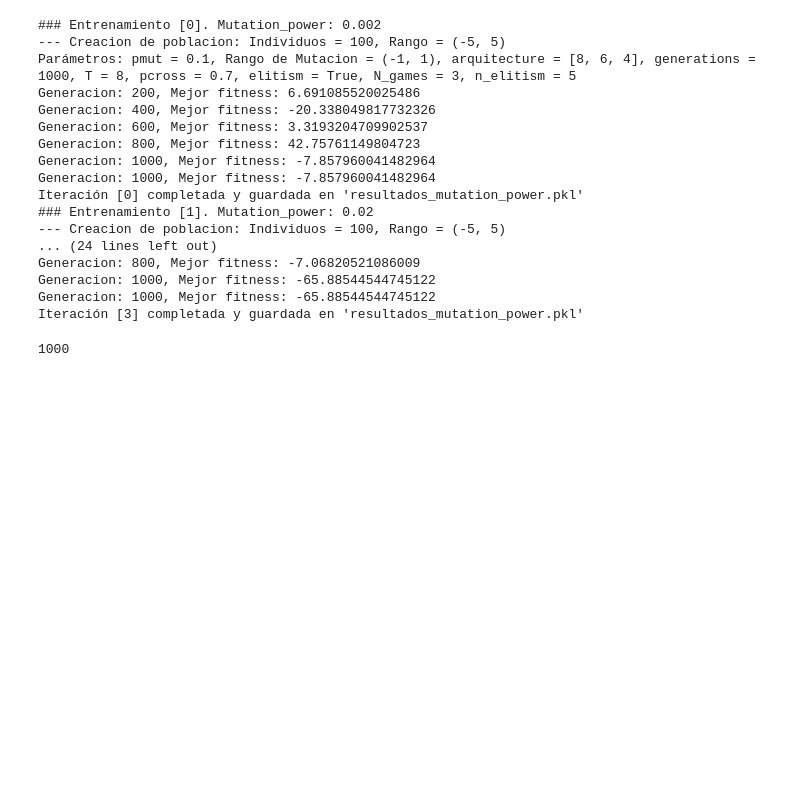
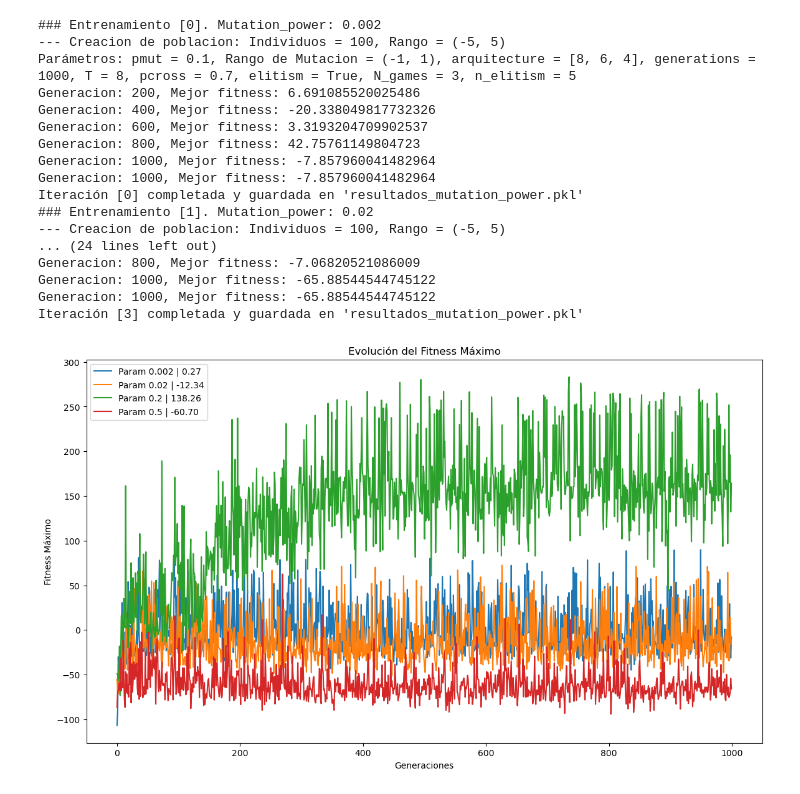
Before and after one commit to JorgeDC01/Reinforcement-Learning-GenerativeAI, a Jupyter notebook: Reinforcement_Learning/LunarLander.ipynb, the cells around one changed output. Saved outputs shown, nothing was run; the diff lists cells and outputs as text; code cells hidden in the pictures; blank space fills up the shorter version.

```diff
--- a/Reinforcement_Learning/LunarLander.ipynb
+++ b/Reinforcement_Learning/LunarLander.ipynb
@@ -88,20 +95,13 @@ def run_multiple_games(ch, arquitecture, N_games):
 **Mutate**
 # %%
 def mutate(ind, pmut, rang):
-    if random.random() < pmut:
-        idx = random.randint(0, len(ind) - 1)
-        ind[idx] = random.uniform(rang[0], rang[1])
-    return ind.copy()
-
-
-def mutateAll(ind, pmut, rang):
     if random.random() < pmut:
         for i in range(len(ind)):
             ind[i] = random.uniform(rang[0], rang[1])
     return ind.copy()
 
 
-def mutate_gaussian(ind, pmut, mutation_power=0.002):
+def mutate_gaussian_normal(ind, pmut, mutation_power=0.002):
     if random.random() < pmut:
         for i in range(len(ind)):
             # distribución normal
@@ -112,7 +112,7 @@ def mutate_gaussian(ind, pmut, mutation_power=0.002):
         return ind.copy()
 
 
-def mutate_gaussian2(ind, pmut, rang):
+def mutate_gaussian_uniforme(ind, pmut):
     if random.random() < pmut:
         ind = [gen + random.uniform(-1, 1) for gen in ind]
     return ind.copy()
@@ -208,10 +252,10 @@ def evolve_gen(pop, rangMut, pmut, mutation_power, arquitecture = [8,6,4], gener
             parent_1 = select(pop, T, fitness)
             parent_2 = select(pop, T, fitness)
 
-            child_1, child_2 = crossover_lineal(parent_1, parent_2, pcross, arquitecture)
+            child_1, child_2 = crossover_blending(parent_1, parent_2, pcross)
 
-            m1 = mutate_gaussian(child_1, pmut, mutation_power)
-            m2 = mutate_gaussian(child_2, pmut, mutation_power)
+            m1 = mutate_gaussian_uniforme(child_1, pmut)
+            m2 = mutate_gaussian_uniforme(child_2, pmut )
 
             new_poblacion.extend([m1, m2])
 
@@ -289,7 +342,7 @@ for i, m_p in enumerate(mutation_power):
 
     pop = create(createRang, arquitecture=[8,6,4])
 
-    pop, fitness, f_max, f_min, f_mean = evolve_gen(pop, rangMutacion, pmut=0.1, mutation_power=m_p, arquitecture=[8,6,4], generations=1000, T=8, trace=200, pcross=0.7, elitism=True, N_games=3, n_elitism=5)
+    pop, fitness, f_max, f_mean, f_min = evolve_gen(pop, rangMutacion, pmut=0.1, mutation_power=m_p, arquitecture=[8,6,4], generations=1000, T=8, trace=200, pcross=0.7, elitism=True, N_games=3, n_elitism=5)
 
     f_maxs.append(list(f_max))
     f_mins.append(list(f_min))
@@ -302,7 +355,7 @@ for i, m_p in enumerate(mutation_power):
     execution_times.append((end_time - start_time)/60)
 
     # Guardar los datos en el archivo después de cada iteración
-    with open("resultados_mutation_power.pkl", "wb") as f:
+    with open("resultados_AG_mutation_power_1.1.pkl", "wb") as f:
         pickle.dump({
             "best_individuals": best_individuals,
             "fitness_values": fitness_values,
@@ -312,7 +365,7 @@ for i, m_p in enumerate(mutation_power):
             "execution_times": execution_times
         }, f)
 
-    print(f"Iteración [{i}] completada y guardada en 'resultados_mutation_power.pkl'")
+    print(f"Iteración [{i}] completada y guardada en 'resultados_AG_mutation_power.pkl'")
 # %% [output]
 ### Entrenamiento [0]. Mutation_power: 0.002
 --- Creacion de poblacion: Individuos = 100, Rango = (-5, 5)
@@ -332,33 +385,28 @@ Generacion: 1000, Mejor fitness: -65.88544544745122
 Generacion: 1000, Mejor fitness: -65.88544544745122
 Iteración [3] completada y guardada en 'resultados_mutation_power.pkl'
 # %%
-with open("resultados_mutation_power.pkl", "rb") as f:
+with open("resultados_AG_mutation_power_1.1.pkl", "rb") as f:
     data = pickle.load(f)
-# %%
-len(np.array(data['f_maxs'])[0])
-# %% [output]
-1000
 # %%
 import pickle
 import matplotlib.pyplot as plt
 
-# Cargar los datos
-with open("resultados.pkl", "rb") as f:
-    data = pickle.load(f)
+mutation_power = [0.002, 0.02, 0.2, 0.5]
 
-# Extraer los valores
 f_maxs = data["f_maxs"]
 f_mins = data["f_mins"]
 f_means = data["f_means"]
 execution_times = data["execution_times"]
 
-# Ejemplo: Graficar f_maxs de cada mutation_power
-plt.figure(figsize=(10,5))
+plt.figure(figsize=(14,8))
 for i, f_max in enumerate(f_maxs):
-    plt.plot(f_max, label=f"Mutation {i}")
+    plt.plot(f_max, label=f"Param {mutation_power[i]} | {np.array(f_max).mean():.2f}")
+
 
 plt.xlabel("Generaciones")
 plt.ylabel("Fitness Máximo")
 plt.title("Evolución del Fitness Máximo")
 plt.legend()
 plt.show()
+# %% [output]
+[figure, added]
```
Also changed, not shown: parts of 25 cells of this notebook, 23 other files.
